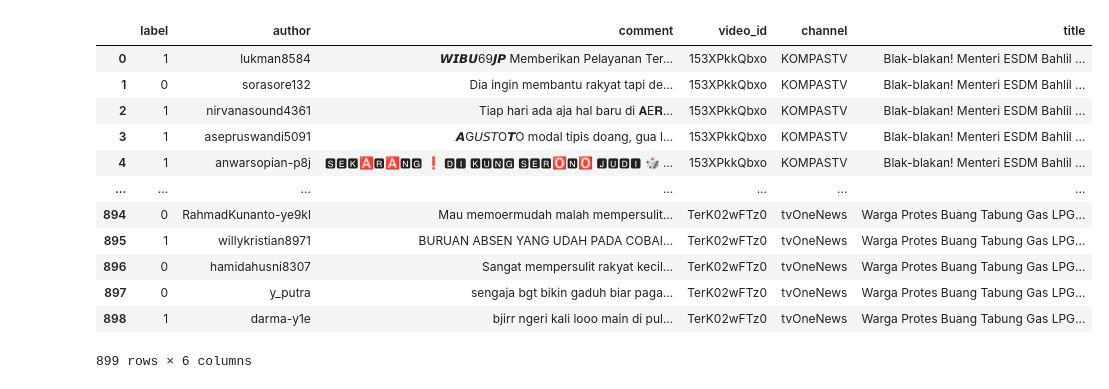
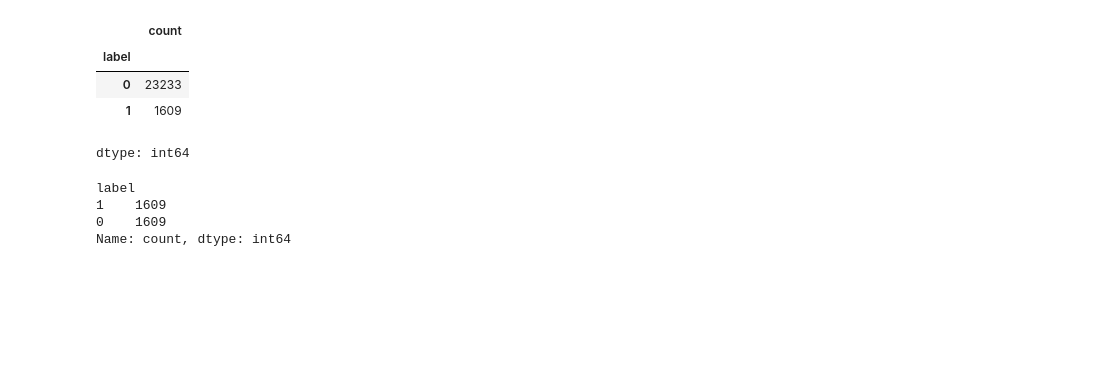
Before and after one commit to sglkc/antijudol, a Jupyter notebook: trainer/model_lstm.ipynb, the cells around one changed output. Saved outputs shown, nothing was run; the diff lists cells and outputs as text; code cells hidden in the pictures; blank space fills up the shorter version.

```diff
--- a/trainer/model_lstm.ipynb
+++ b/trainer/model_lstm.ipynb
@@ -12,21 +33,47 @@ WARNING:tensorflow:From keras\src\losses.py:2976: The name tf.losses.sparse_soft
 # 1. Memuat data
 # Asumsikan data Anda dalam bentuk berikut
 # data = {'text': ["komentar1", "komentar2", ...], 'label': [0, 1, ...]}
-data = pd.read_csv('dataset-judol-final.csv', encoding='utf-8')  # Ganti dengan path ke file dataset Anda
+data = pd.read_csv('dataset.csv', encoding='utf-8')  # Ganti dengan path ke file dataset Anda
 # %%
-data
+data['label'].value_counts()
 # %% [output]
-|  | label | author | comment | video_id | channel | title |
-| 0 | 1 | lukman8584 | 𝙒𝙄𝘽𝙐69𝙅𝙋 Memberikan Pelayanan Ter... | 153XPkkQbxo | KOMPASTV | Blak-blakan! Menteri ESDM Bahlil ... |
-| 1 | 0 | sorasore132 | Dia ingin membantu rakyat tapi de... | 153XPkkQbxo | KOMPASTV | Blak-blakan! Menteri ESDM Bahlil ... |
-| 2 | 1 | nirvanasound4361 | Tiap hari ada aja hal baru di 𝐀Е𝐑... | 153XPkkQbxo | KOMPASTV | Blak-blakan! Menteri ESDM Bahlil ... |
-| 3 | 1 | asepruswandi5091 | 𝘼G𝘜𝘚𝘛О𝙏О modal tipis doang, gua l... | 153XPkkQbxo | KOMPASTV | Blak-blakan! Menteri ESDM Bahlil ... |
-| 4 | 1 | anwarsopian-p8j | 🆂🅴🅺🅰🆁🅰🅽🅶 ❗ 🅳🅸 🅺🆄🅽🅶 🆂🅴🆁🅾🅽🅾 🅹🆄🅳🅸 🎲 ... | 153XPkkQbxo | KOMPASTV | Blak-blakan! Menteri ESDM Bahlil ... |
-| ... | ... | ... | ... | ... | ... | ... |
-| 894 | 0 | RahmadKunanto-ye9kl | Mau memoermudah malah mempersulit... | TerK02wFTz0 | tvOneNews | Warga Protes Buang Tabung Gas LPG... |
-| 895 | 1 | willykristian8971 | BURUAN ABSEN YANG UDAH PADA COBAI... | TerK02wFTz0 | tvOneNews | Warga Protes Buang Tabung Gas LPG... |
-| 896 | 0 | hamidahusni8307 | Sangat mempersulit rakyat kecil... | TerK02wFTz0 | tvOneNews | Warga Protes Buang Tabung Gas LPG... |
-| 897 | 0 | y_putra | sengaja bgt bikin gaduh biar paga... | TerK02wFTz0 | tvOneNews | Warga Protes Buang Tabung Gas LPG... |
-| 898 | 1 | darma-y1e | bjirr ngeri kali looo main di pul... | TerK02wFTz0 | tvOneNews | Warga Protes Buang Tabung Gas LPG... |
+|  | count |
+| label |  |
+| 0 | 23233 |
+| 1 | 1609 |
-899 rows × 6 columns
+dtype: int64
+# %%
+# Pisahkan data berdasarkan label
+data_1 = data[data['label'] == 1]
+data_0 = data[data['label'] == 0]
+
+# Hitung jumlah data pada masing-masing label
+count_1 = len(data_1)
+count_0 = len(data_0)
+
+# Jika jumlah data label 0 lebih banyak, lakukan sampling
+if count_0 > count_1:
+  data_0_sampled = data_0.sample(n=count_1, random_state=42) # random_state untuk reproduksibilitas
+  balanced_data = pd.concat([data_1, data_0_sampled], ignore_index=True)
+# Jika jumlah data label 1 lebih banyak, lakukan sampling pada data label 1
+elif count_1 > count_0:
+  data_1_sampled = data_1.sample(n=count_0, random_state=42)
+  balanced_data = pd.concat([data_0, data_1_sampled], ignore_index=True)
+# Jika jumlah data sudah sama
+else:
+  balanced_data = pd.concat([data_1, data_0], ignore_index=True)
+
+# Acak data yang telah di-balance
+balanced_data = balanced_data.sample(frac=1, random_state=42).reset_index(drop=True)
+balanced_data.to_csv('balanced-dataset.csv', encoding='utf-8', index=False)
+
+# Cetak jumlah data setiap label setelah di-balance
+print(balanced_data['label'].value_counts())
+
+data = balanced_data
+# %% [output]
+label
+1    1609
+0    1609
+Name: count, dtype: int64
 # %%
```
Also changed, not shown: parts of 7 cells of this notebook, 7 other files.
